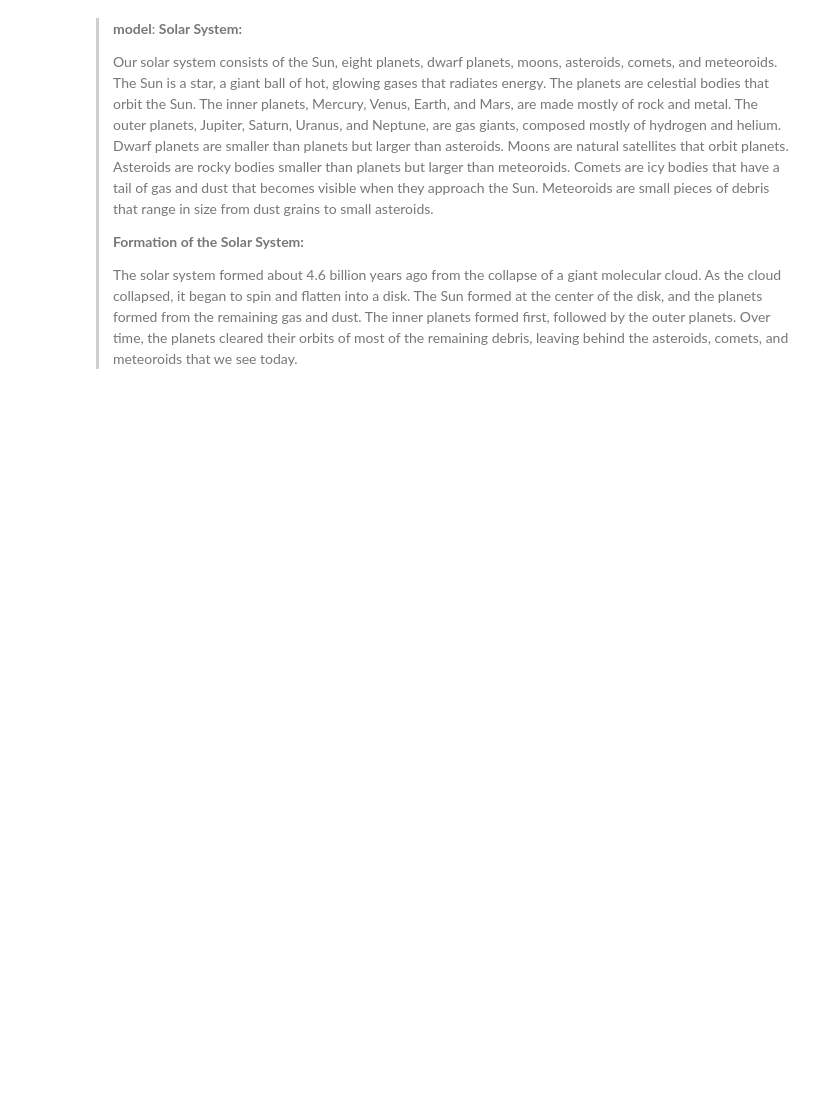
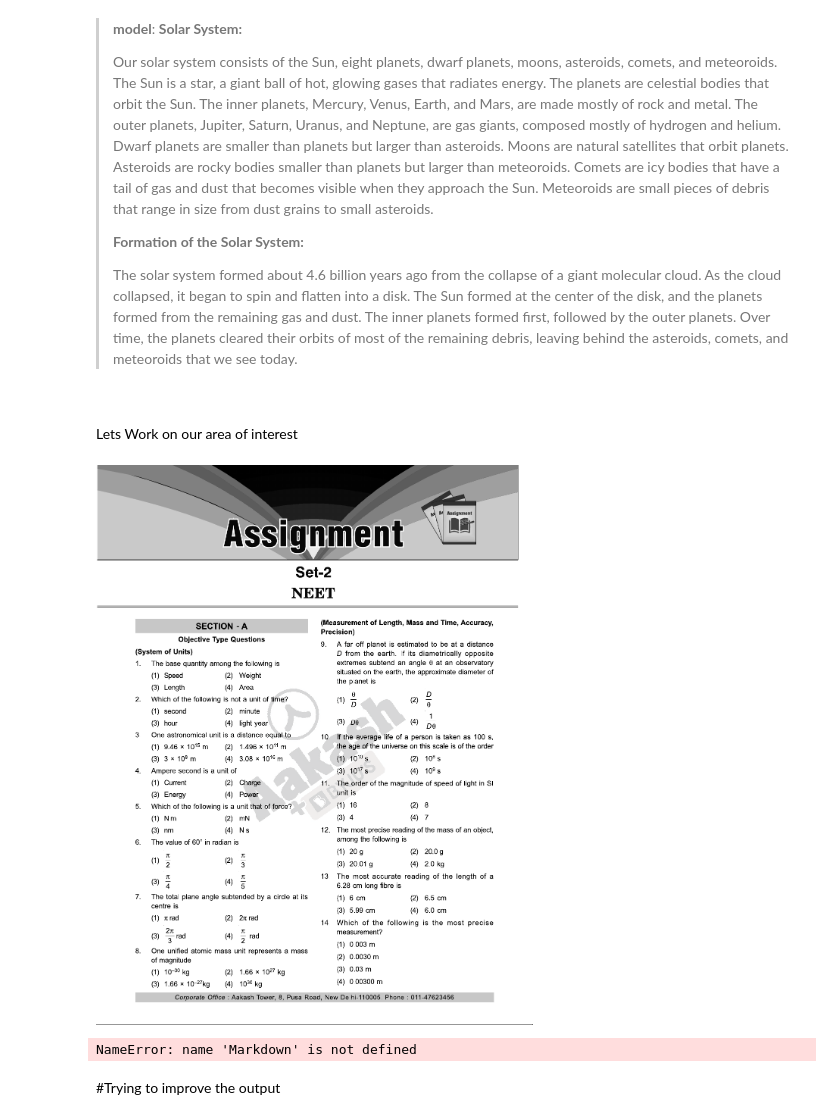
Before and after one commit to Abhishek92kumar/AI, a Jupyter notebook: Gemini_Pro.ipynb, the cells around one changed output. Saved outputs shown, nothing was run; the diff lists cells and outputs as text; code cells hidden in the pictures; blank space fills up the shorter version.

```diff
--- a/Gemini_Pro.ipynb
+++ b/Gemini_Pro.ipynb
@@ -266,3 +260,27 @@ for message in chat.history:
 > **Formation of the Solar System:**
 >
 > The solar system formed about 4.6 billion years ago from the collapse of a giant molecular cloud. As the cloud collapsed, it began to spin and flatten into a disk. The Sun formed at the center of the disk, and the planets formed from the remaining gas and dust. The inner planets formed first, followed by the outer planets. Over time, the planets cleared their orbits of most of the remaining debris, leaving behind the asteroids, comets, and meteoroids that we see today.
+# %% [markdown]
+#
+Lets Work on our area of interest
+# %%
+# Import necessary libraries
+import cv2
+import PIL.Image
+
+# Read the image
+# image = cv2.imread('/content/M-XI_23-24_PHY_C2_Units and Measurements52.png')
+image = PIL.Image.open('M-XI_23-24_PHY_C2_Units and Measurements52.png')
+image
+# %% [output]
+[figure, added]
+# %%
+model = genai.GenerativeModel('gemini-pro-vision')
+# Let’s generate the content from the image inputs.
+
+response = model.generate_content(image)
+
+
+to_markdown(response.text)
+# %% [output]
+NameError: name 'Markdown' is not defined
@@ -268,0 +291,2 @@ for message in chat.history:
+# %% [markdown]
+#Trying to improve the output
```
Also changed, not shown: parts of 12 cells of this notebook.
